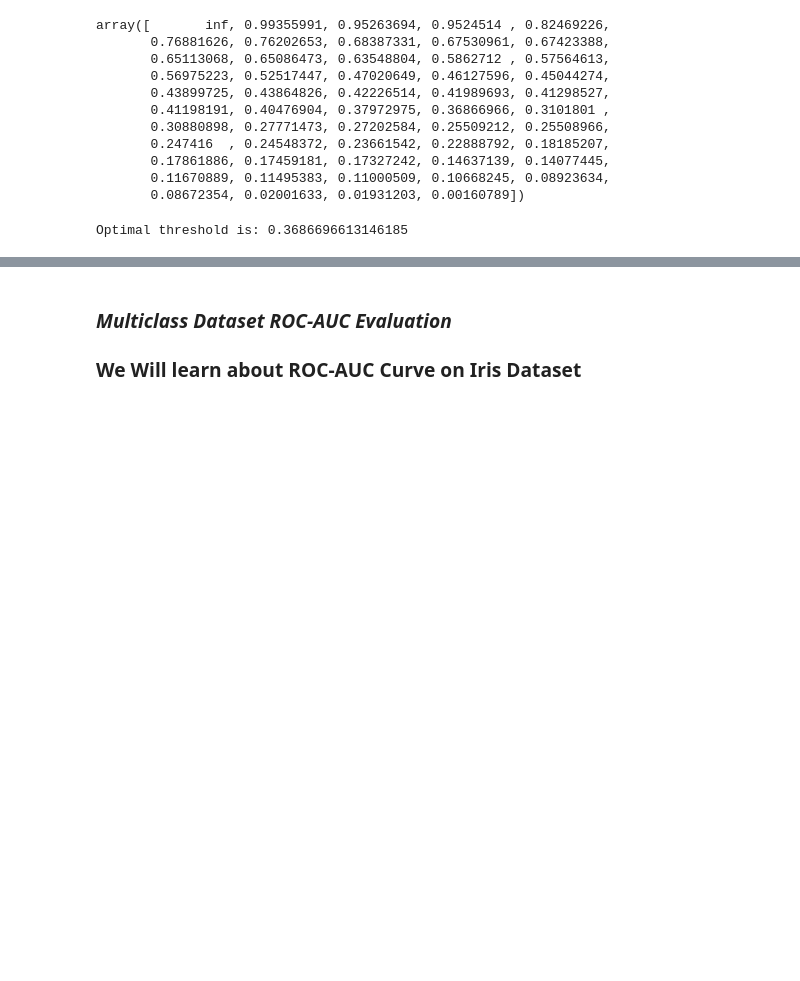
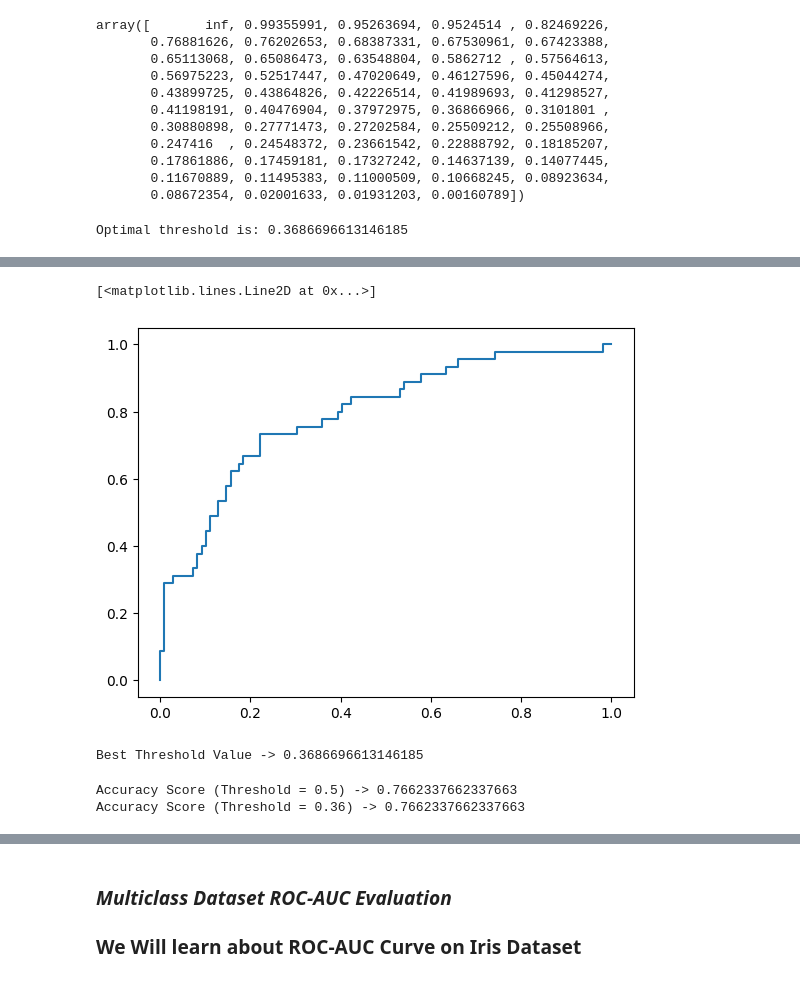
Before and after one commit to PradhumanSoni/Learn_ML, a Jupyter notebook: 15. Model Evaluation/roc_auc.ipynb, the cells around one changed output, grey strips where cells are left out. Saved outputs shown, nothing was run; the diff lists cells and outputs as text; code cells hidden in the pictures; blank space fills up the shorter version.

```diff
--- a/15. Model Evaluation/roc_auc.ipynb
+++ b/15. Model Evaluation/roc_auc.ipynb
@@ -263,0 +304,7 @@ fig.show()
+# %%
+from sklearn.model_selection import train_test_split
+X_train,X_test,y_train,y_test = train_test_split(X,y,test_size=.2 , random_state=2)
+print(f"Shape X_train - > {X_train.shape}")
+print(f"Shape X_test -> {X_test.shape}")
+print(f"Shape X_train - > {y_train.shape}")
+print(f"Shape X_test -> {y_test.shape}")
@@ -263,0 +316,10 @@ fig.show()
+# %%
+# Let us fit the Logit Model
+from sklearn.linear_model import LogisticRegression
+lr = LogisticRegression(max_iter=1000)
+lr.fit(X_train,y_train)
+
+y_pred = lr.predict(X_test)
+y_prob = lr.predict_proba(X_test) # This gives up an array of shape (len , 2)
+# (i) Having Probabilities of Negatives
+# (ii) Having Probabilities of Positives
@@ -263,0 +330,7 @@ fig.show()
+# %%
+positive_prob = y_prob[:,1]
+# %%
+# Now Let us check the roc_curve values i.e tpr , fpr and thresholds
+
+from sklearn.metrics import roc_curve
+fpr , tpr , thresholds = roc_curve(y_test , positive_prob)
@@ -263,0 +373,18 @@ fig.show()
+# %%
+# Let us plot the scatter
+import matplotlib.pyplot as plt
+
+plt.plot(fpr ,tpr)
+# %% [output]
+[<matplotlib.lines.Line2D at 0x...>]
+[figure, added]
+# %%
+# Optimum Threshold?
+import numpy as np
+best_idx = np.argmax(tpr - fpr) # This will give the array again, the biggest value of that array holds the best threshold (since it is the optimal value)
+
+best_threshold = thresholds[best_idx]
+
+print(f"Best Threshold Value -> {best_threshold}")
+# %% [output]
+Best Threshold Value -> 0.3686696613146185
@@ -263,0 +393,7 @@ fig.show()
+# %%
+from sklearn.metrics import accuracy_score
+print(f"Accuracy Score (Threshold = 0.5) -> {accuracy_score(y_test , y_pred)}")
+print(f"Accuracy Score (Threshold = 0.36) -> {accuracy_score(y_test , y_pred_best)}")
+# %% [output]
+Accuracy Score (Threshold = 0.5) -> 0.7662337662337663
+Accuracy Score (Threshold = 0.36) -> 0.7662337662337663
```
Also changed, not shown: parts of 16 cells of this notebook, 1 other file.
